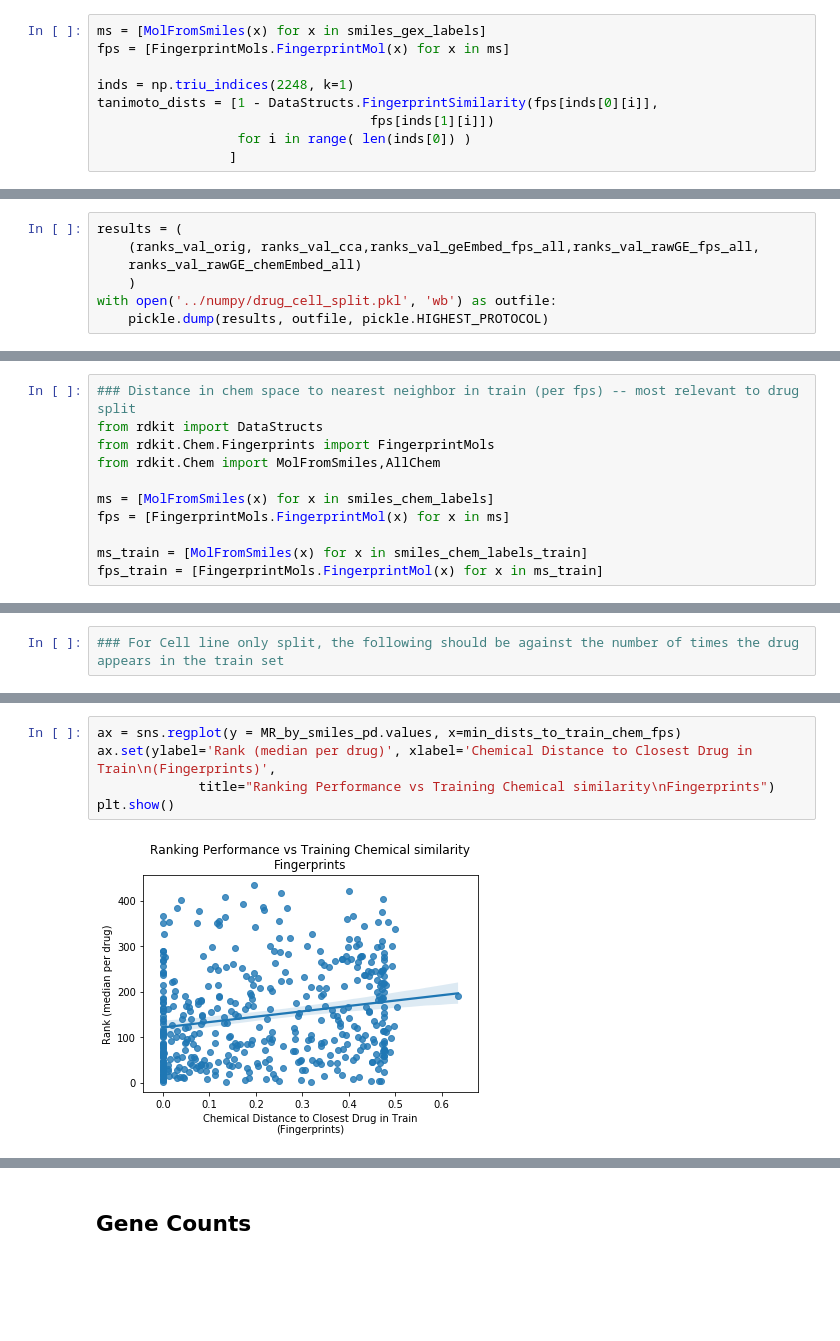
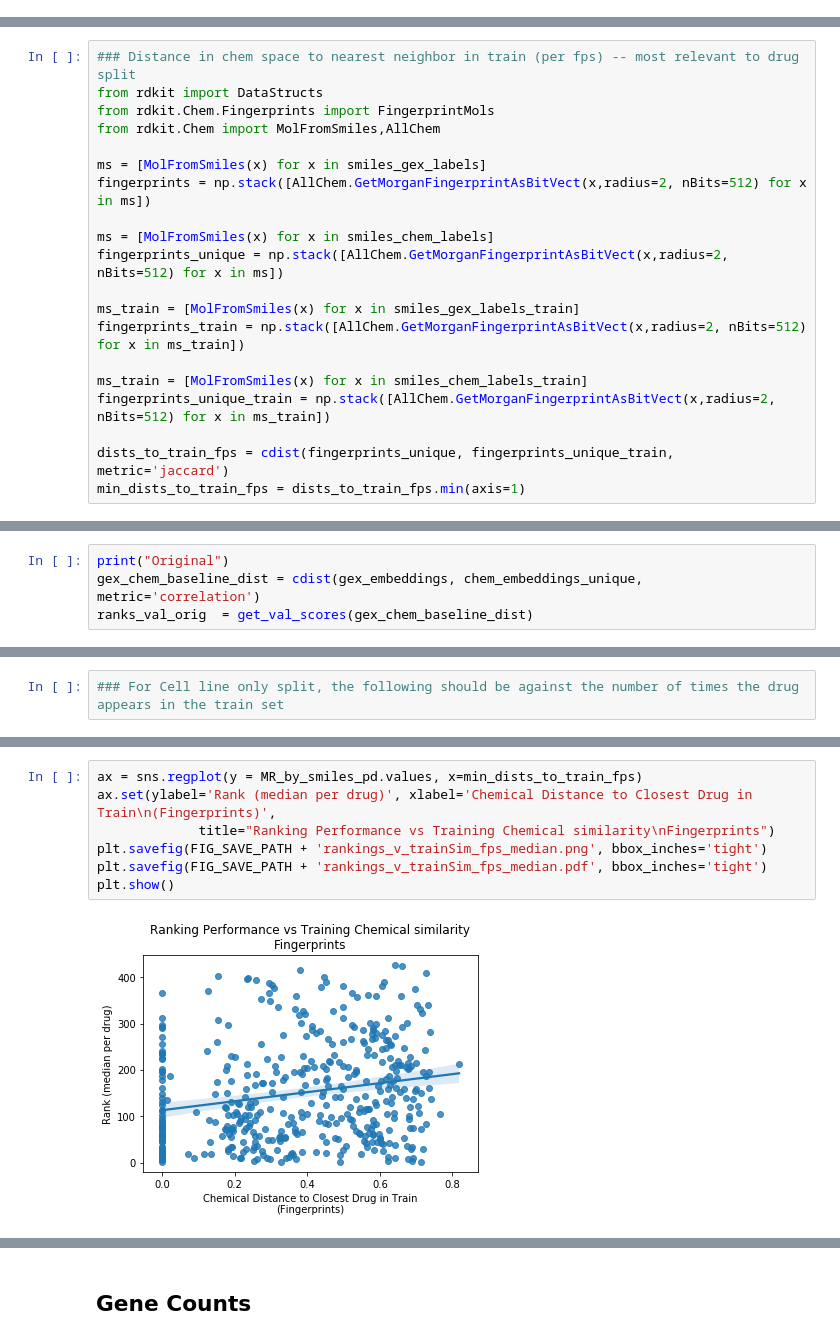
Before and after one commit to sgfin/molecule_ge_coordinated_embeddings, a Jupyter notebook: notebooks/results_drug_cell_split.ipynb, the cells around one changed output, grey strips where cells are left out. Drawn from its saved outputs; the diff is of its cells as text; blank space fills up the shorter version.

Commit message:
results

```diff
--- a/notebooks/results_drug_cell_split.ipynb
+++ b/notebooks/results_drug_cell_split.ipynb
@@ -417,9 +421,0 @@ from rdkit.Chem import MolFromSmiles,AllChem
-# %%
-ms = [MolFromSmiles(x) for x in smiles_gex_labels]
-fps = [FingerprintMols.FingerprintMol(x) for x in ms]
-
-inds = np.triu_indices(2248, k=1)
-tanimoto_dists = [1 - DataStructs.FingerprintSimilarity(fps[inds[0][i]],
-                                   fps[inds[1][i]])
-                  for i in range( len(inds[0]) )
-                 ]
@@ -725,7 +421,0 @@ with open('../numpy/results_chemFirst_all.pkl', 'wb') as outfile:
-# %%
-results = (
-    (ranks_val_orig, ranks_val_cca,ranks_val_geEmbed_fps_all,ranks_val_rawGE_fps_all,
-    ranks_val_rawGE_chemEmbed_all)
-    )
-with open('../numpy/drug_cell_split.pkl', 'wb') as outfile:
-    pickle.dump(results, outfile, pickle.HIGHEST_PROTOCOL)
@@ -764,8 +466,17 @@ from rdkit import DataStructs
 from rdkit.Chem.Fingerprints import FingerprintMols
 from rdkit.Chem import MolFromSmiles,AllChem
 
+ms = [MolFromSmiles(x) for x in smiles_gex_labels]
+fingerprints = np.stack([AllChem.GetMorganFingerprintAsBitVect(x,radius=2, nBits=512) for x in ms])
+
 ms = [MolFromSmiles(x) for x in smiles_chem_labels]
-fps = [FingerprintMols.FingerprintMol(x) for x in ms]
+fingerprints_unique = np.stack([AllChem.GetMorganFingerprintAsBitVect(x,radius=2, nBits=512) for x in ms])
+
+ms_train = [MolFromSmiles(x) for x in smiles_gex_labels_train]
+fingerprints_train = np.stack([AllChem.GetMorganFingerprintAsBitVect(x,radius=2, nBits=512) for x in ms_train])
 
 ms_train = [MolFromSmiles(x) for x in smiles_chem_labels_train]
-fps_train = [FingerprintMols.FingerprintMol(x) for x in ms_train]
+fingerprints_unique_train = np.stack([AllChem.GetMorganFingerprintAsBitVect(x,radius=2, nBits=512) for x in ms_train])
+
+dists_to_train_fps = cdist(fingerprints_unique, fingerprints_unique_train,  metric='jaccard')
+min_dists_to_train_fps = dists_to_train_fps.min(axis=1)
@@ -788,0 +825,4 @@ min_dists_to_train_ge_raw.shape
+# %%
+print("Original")
+gex_chem_baseline_dist = cdist(gex_embeddings, chem_embeddings_unique,  metric='correlation')
+ranks_val_orig  = get_val_scores(gex_chem_baseline_dist)
@@ -862,7 +1048,9 @@ len(min_dists_to_train_chem_fps)
 # %%
-ax = sns.regplot(y = MR_by_smiles_pd.values, x=min_dists_to_train_chem_fps)
+ax = sns.regplot(y = MR_by_smiles_pd.values, x=min_dists_to_train_fps)
 ax.set(ylabel='Rank (median per drug)', xlabel='Chemical Distance to Closest Drug in Train\n(Fingerprints)',
              title="Ranking Performance vs Training Chemical similarity\nFingerprints")
+plt.savefig(FIG_SAVE_PATH + 'rankings_v_trainSim_fps_median.png', bbox_inches='tight')
+plt.savefig(FIG_SAVE_PATH + 'rankings_v_trainSim_fps_median.pdf', bbox_inches='tight')
 plt.show()
 # %% [output]
-[figure, old version]
+[figure, new version]
```
Also changed, not shown: parts of 126 cells of this notebook, 40 other files.
